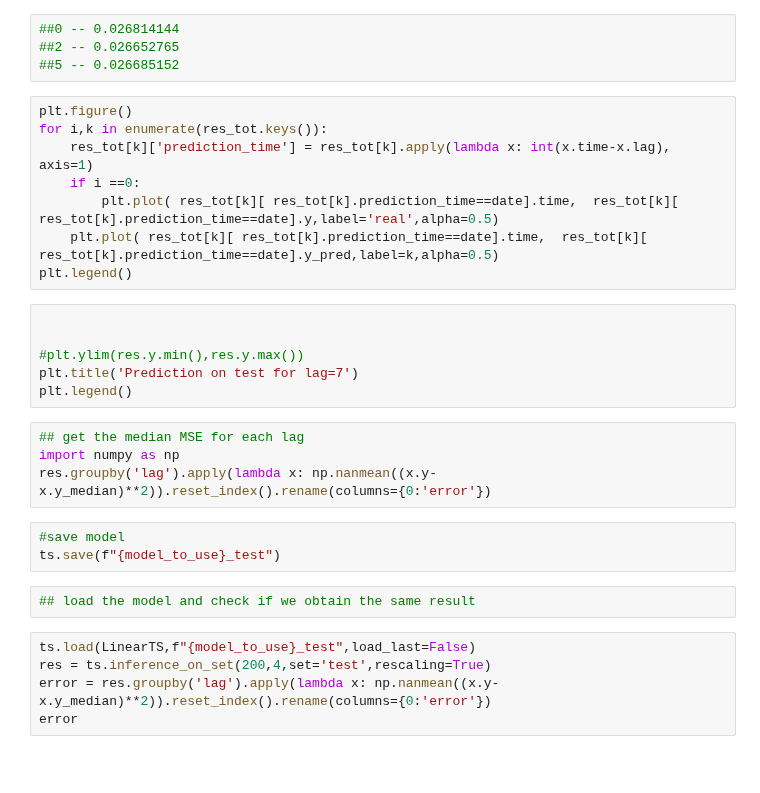
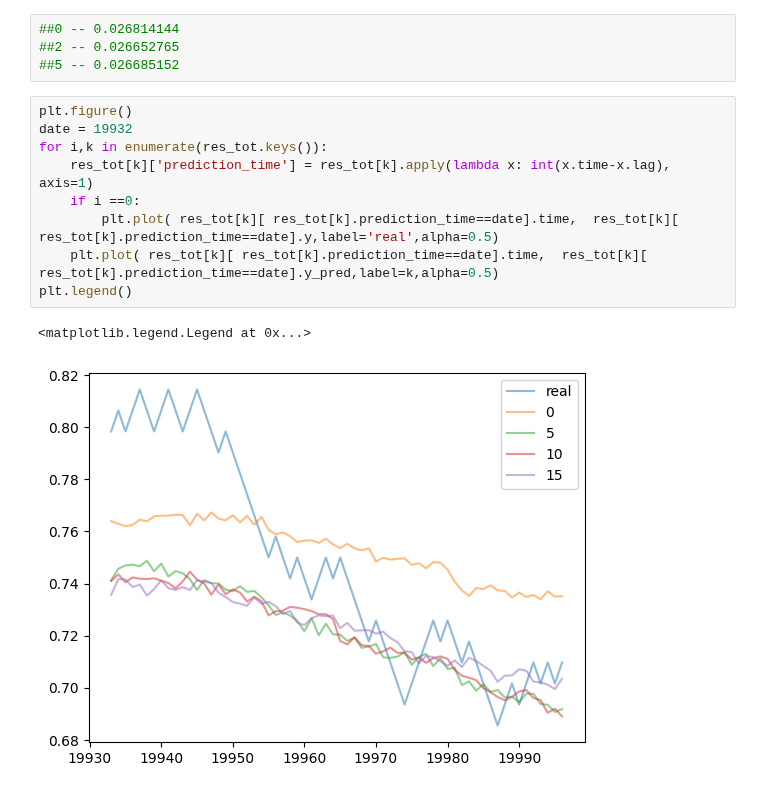
Before and after one commit to DSIP-FBK/DSIPTS, a Jupyter notebook: notebooks/6- non_predictable-linear.ipynb, the cells around one changed output. Saved outputs shown, nothing was run; the diff lists cells and outputs as text; blank space fills up the shorter version.

```diff
--- a/notebooks/6- non_predictable-linear.ipynb
+++ b/notebooks/6- non_predictable-linear.ipynb
@@ -124,29 +147,13 @@ plt.legend()
 ##5 -- 0.026685152
 # %%
 plt.figure()
+date = 19932
 for i,k in enumerate(res_tot.keys()):
     res_tot[k]['prediction_time'] = res_tot[k].apply(lambda x: int(x.time-x.lag), axis=1)
     if i ==0:
         plt.plot( res_tot[k][ res_tot[k].prediction_time==date].time,  res_tot[k][ res_tot[k].prediction_time==date].y,label='real',alpha=0.5)
     plt.plot( res_tot[k][ res_tot[k].prediction_time==date].time,  res_tot[k][ res_tot[k].prediction_time==date].y_pred,label=k,alpha=0.5)
 plt.legend()
+# %% [output]
+<matplotlib.legend.Legend at 0x...>
+[figure, added]
-# %%
-
-
-#plt.ylim(res.y.min(),res.y.max())
-plt.title('Prediction on test for lag=7')
-plt.legend()
-# %%
-## get the median MSE for each lag
-import numpy as np
-res.groupby('lag').apply(lambda x: np.nanmean((x.y-x.y_median)**2)).reset_index().rename(columns={0:'error'})
-# %%
-#save model
-ts.save(f"{model_to_use}_test")
-# %%
-## load the model and check if we obtain the same result
-# %%
-ts.load(LinearTS,f"{model_to_use}_test",load_last=False)
-res = ts.inference_on_set(200,4,set='test',rescaling=True)
-error = res.groupby('lag').apply(lambda x: np.nanmean((x.y-x.y_median)**2)).reset_index().rename(columns={0:'error'})
-error
```
Also changed, not shown: parts of 13 cells of this notebook, 2 other files.
